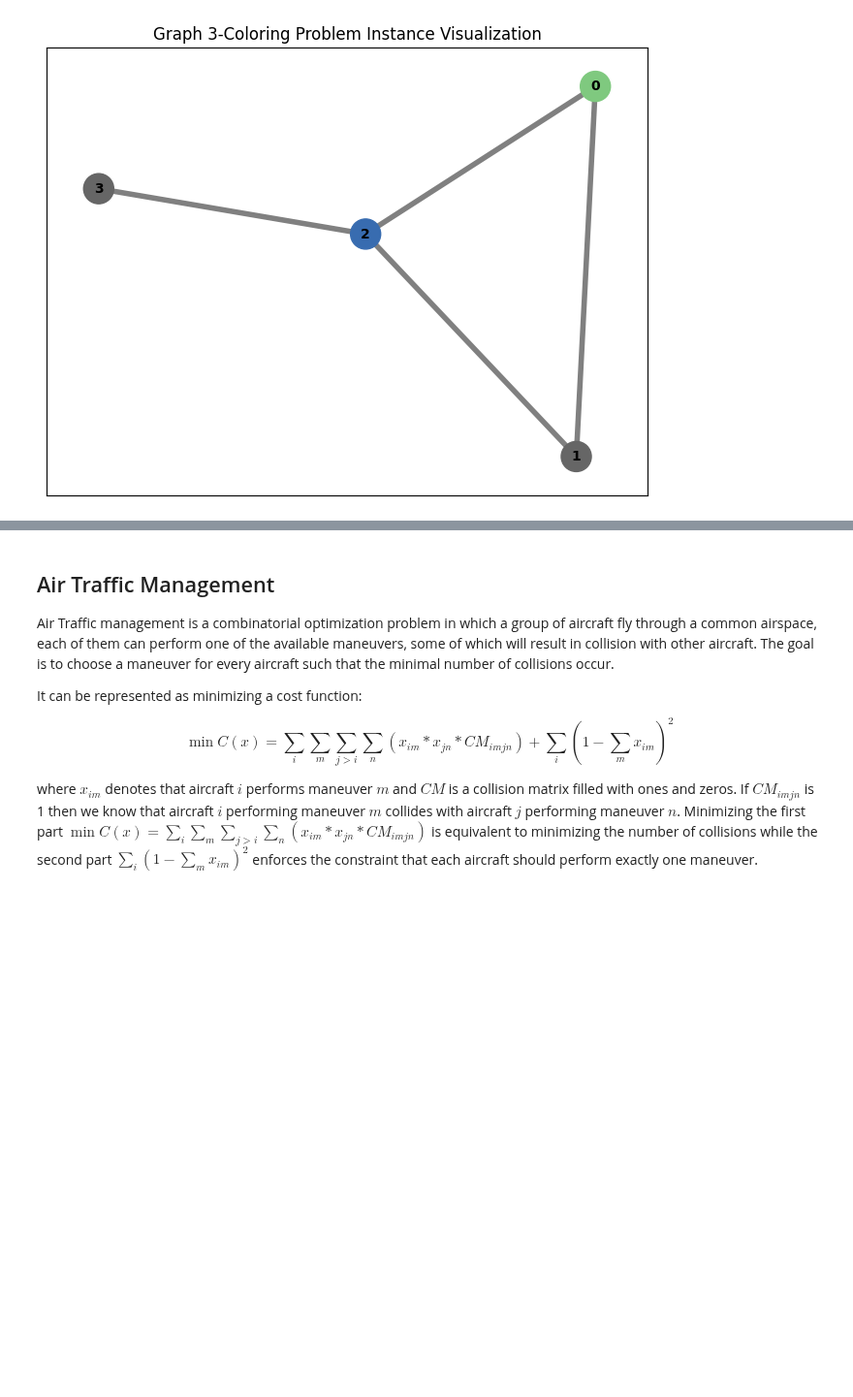
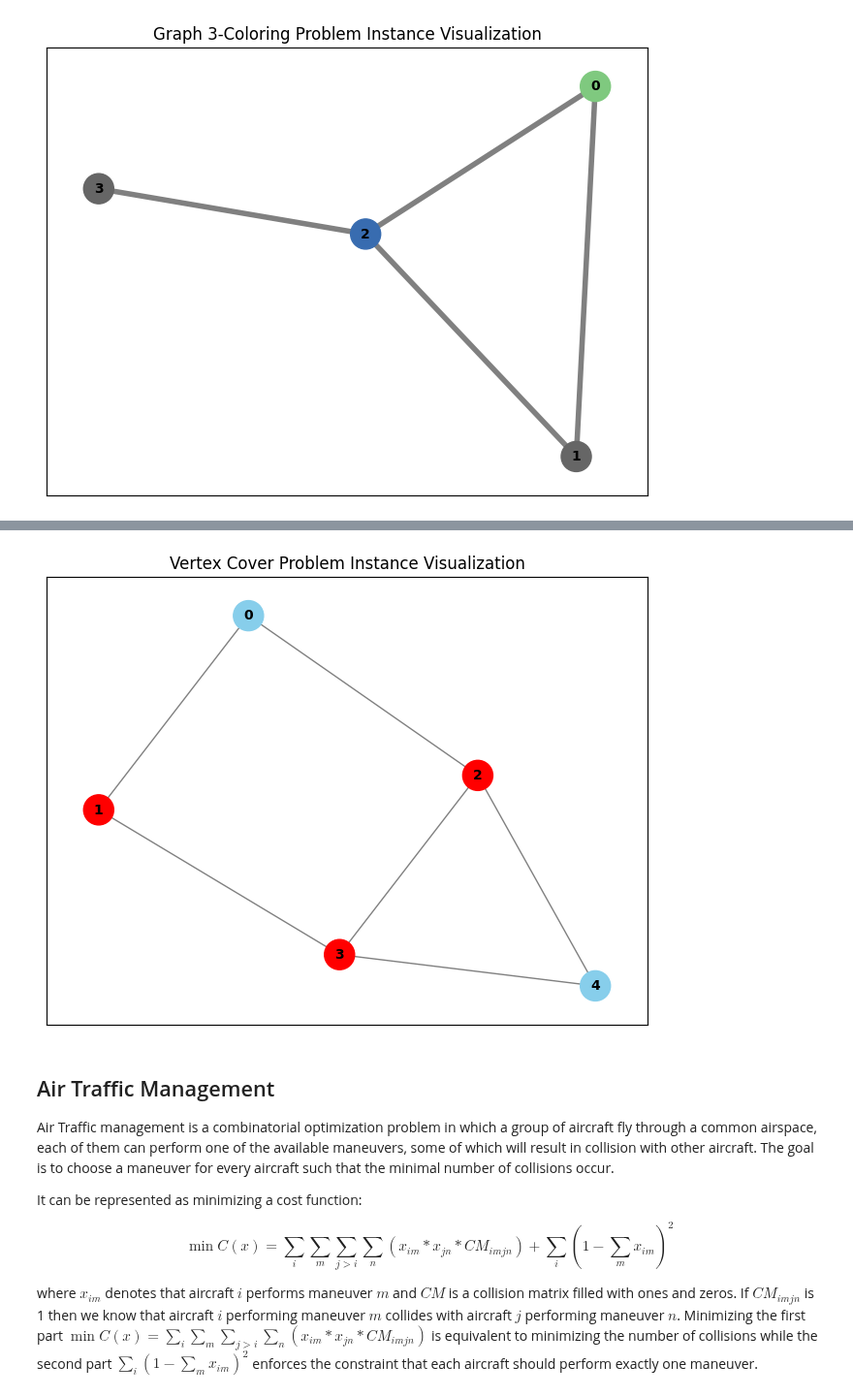
Before and after one commit to PCSS-Quantum/QLauncher, a Jupyter notebook: examples/problem_types.ipynb, the cells around one changed output, grey strips where cells are left out. Shown at 97% size. Drawn from its saved outputs; the diff is of its cells as text; code cells hidden in the pictures; blank space fills up the shorter version.

```diff
--- a/examples/problem_types.ipynb
+++ b/examples/problem_types.ipynb
@@ -118,3 +133,8 @@ gc.visualize([0, 2, 1, 2])
+# %%
+gc = VertexCover.from_preset('default')
+gc.visualize([0, 1, 1, 1, 0])
+# %% [output]
+[figure, added]
 # %% [markdown]
 ## Air Traffic Management
 
```
Also changed, not shown: parts of 9 cells of this notebook, 7 other files.
